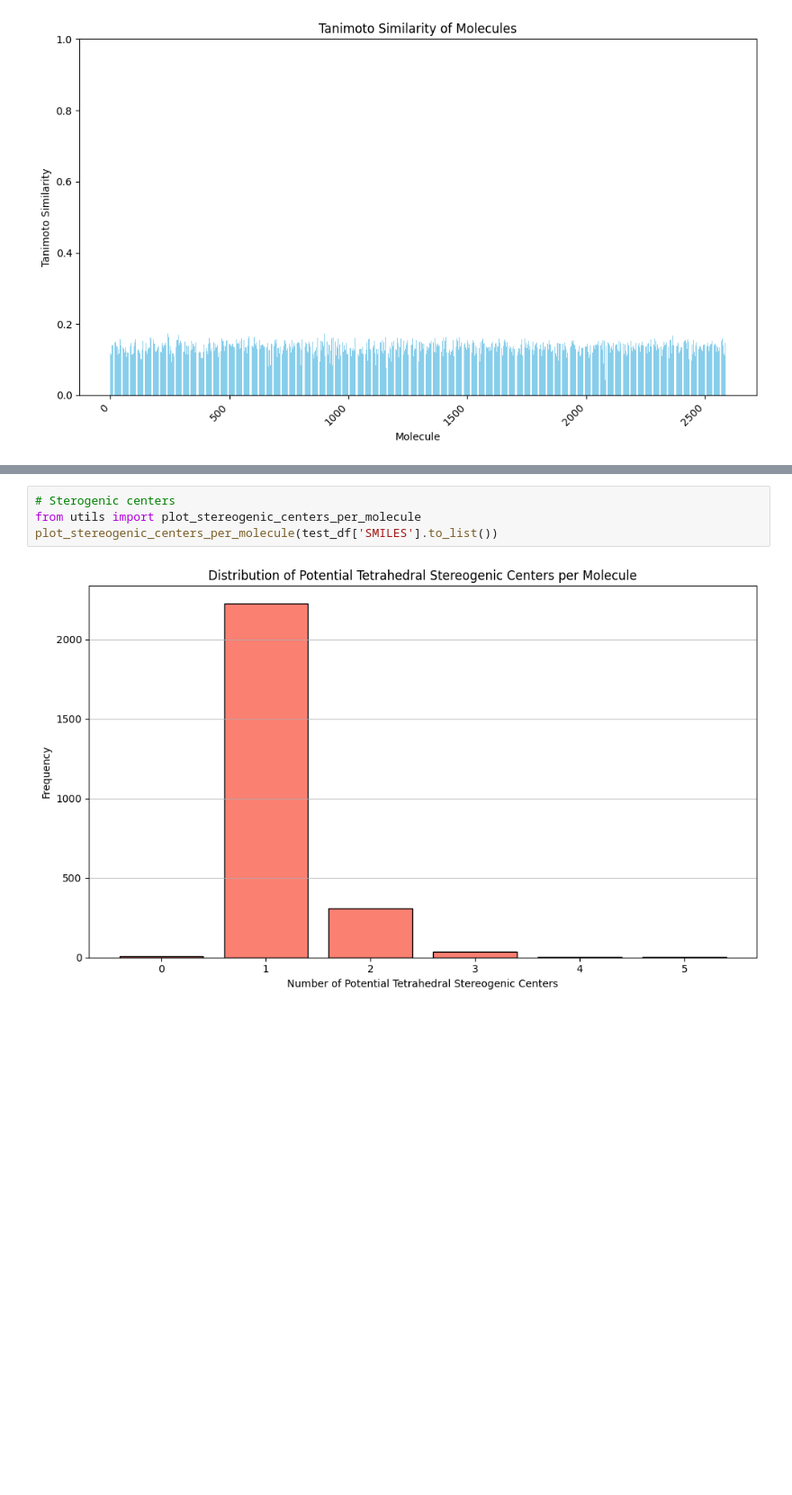
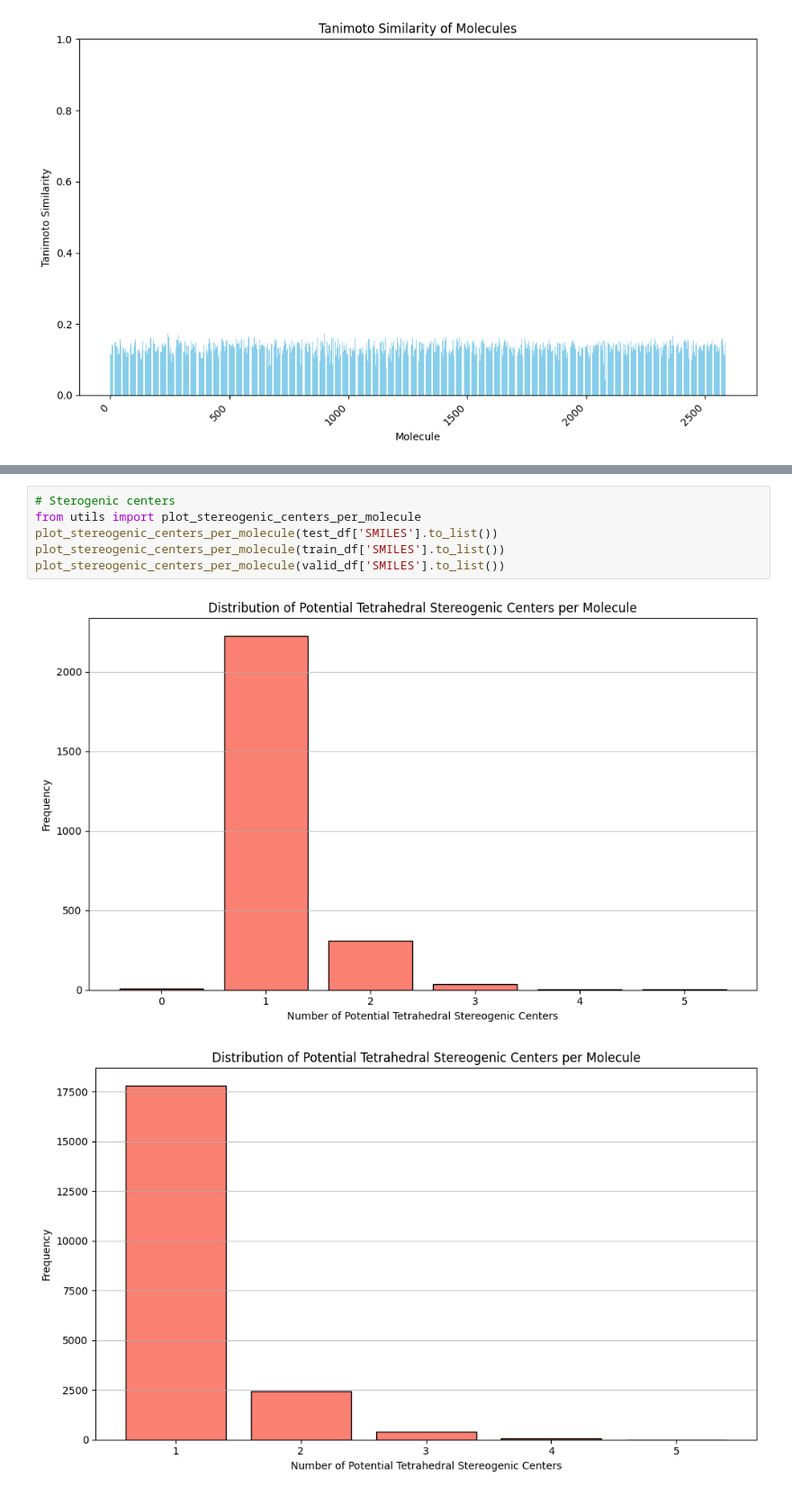
Before and after one commit to AlexanderGzyl/HPLC_ML_Leaderboard, a Jupyter notebook: ml/dataanalysis/data_split_eda.ipynb, the cells around one changed output, grey strips where cells are left out. Shown: that part at 90% size. Saved outputs shown, nothing was run; the diff lists cells and outputs as text; blank space fills up the shorter version.

```diff
--- a/ml/dataanalysis/data_split_eda.ipynb
+++ b/ml/dataanalysis/data_split_eda.ipynb
@@ -133,6 +298,9 @@ plot_num_atoms_per_molecule(valid_df['SMILES'].to_list())
 # %%
 # Sterogenic centers
 from utils import plot_stereogenic_centers_per_molecule
 plot_stereogenic_centers_per_molecule(test_df['SMILES'].to_list())
+plot_stereogenic_centers_per_molecule(train_df['SMILES'].to_list())
+plot_stereogenic_centers_per_molecule(valid_df['SMILES'].to_list())
 # %% [output]
 [figure]
+[figure, added]
```
Also changed, not shown: parts of 20 cells of this notebook, 1 other file.
